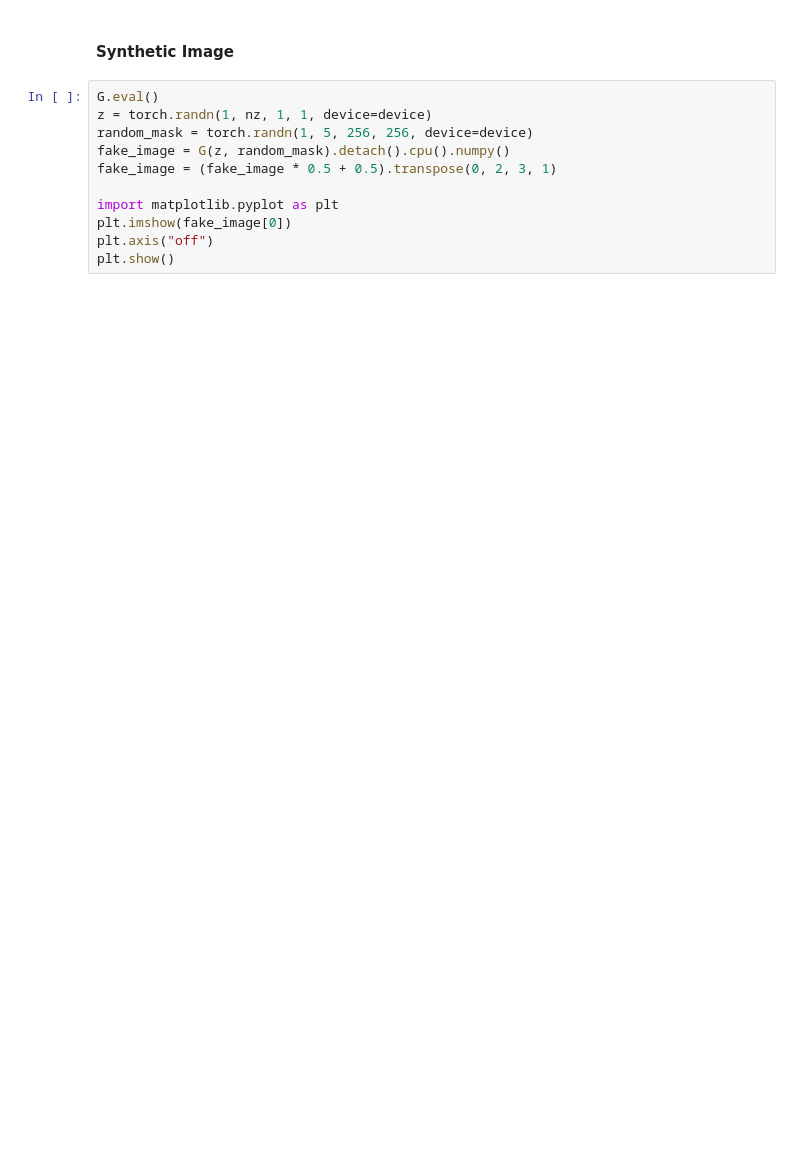
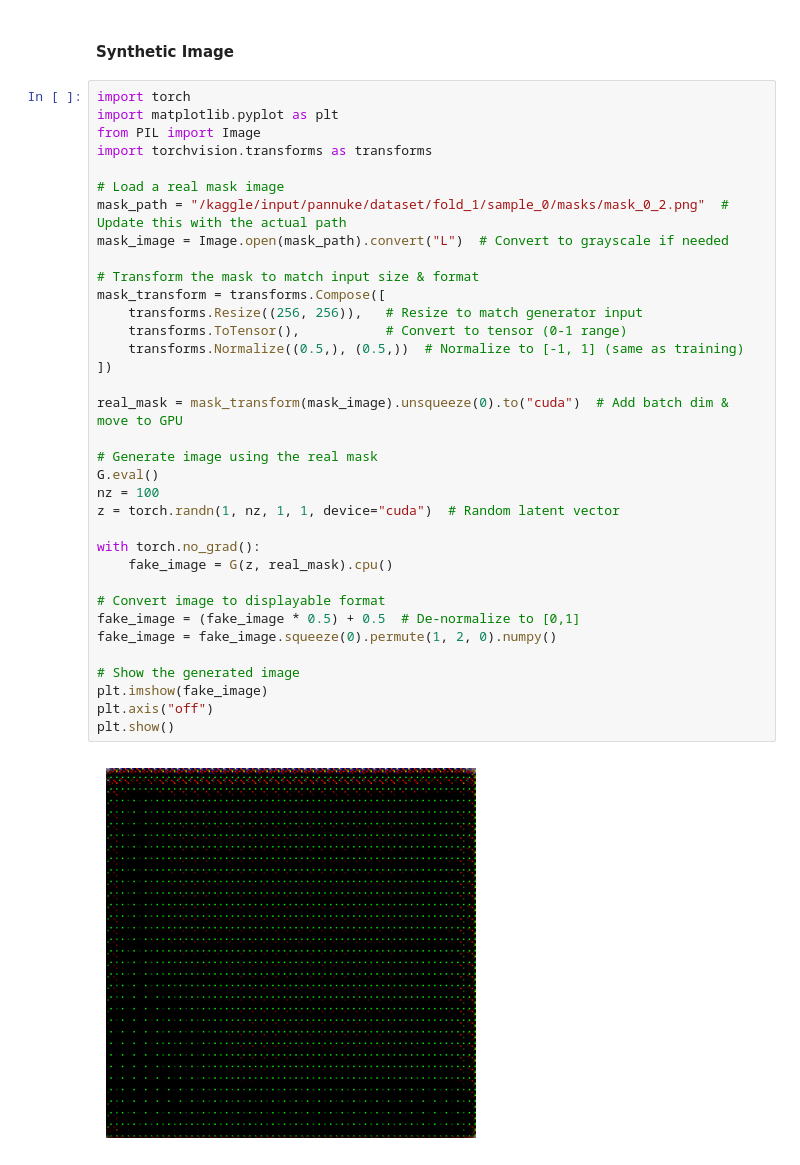
Before and after one commit to ahmedembeddedxx/PANCaKES, a Jupyter notebook: cookbooks/[2] PP-GANs Pipe.ipynb, the cells around one changed output. Cells and saved outputs as stored; diff of their text form; blank space fills up the shorter version.

```diff
--- a/cookbooks/[2] PP-GANs Pipe.ipynb
+++ b/cookbooks/[2] PP-GANs Pipe.ipynb
@@ -394,13 +434,39 @@ for epoch in range(num_epochs):
 # %% [markdown]
 #### **Synthetic Image**
-# %%
-G.eval()
-z = torch.randn(1, nz, 1, 1, device=device)
-random_mask = torch.randn(1, 5, 256, 256, device=device)
-fake_image = G(z, random_mask).detach().cpu().numpy()
-fake_image = (fake_image * 0.5 + 0.5).transpose(0, 2, 3, 1)
-
-import matplotlib.pyplot as plt
-plt.imshow(fake_image[0])
-plt.axis("off")
-plt.show()
+# %%
+import torch
+import matplotlib.pyplot as plt
+from PIL import Image
+import torchvision.transforms as transforms
+
+# Load a real mask image
+mask_path = "/kaggle/input/pannuke/dataset/fold_1/sample_0/masks/mask_0_2.png"  # Update this with the actual path
+mask_image = Image.open(mask_path).convert("L")  # Convert to grayscale if needed
+
+# Transform the mask to match input size & format
+mask_transform = transforms.Compose([
+    transforms.Resize((256, 256)),   # Resize to match generator input
+    transforms.ToTensor(),           # Convert to tensor (0-1 range)
+    transforms.Normalize((0.5,), (0.5,))  # Normalize to [-1, 1] (same as training)
+])
+
+real_mask = mask_transform(mask_image).unsqueeze(0).to("cuda")  # Add batch dim & move to GPU
+
+# Generate image using the real mask
+G.eval()
+nz = 100
+z = torch.randn(1, nz, 1, 1, device="cuda")  # Random latent vector
+
+with torch.no_grad():
+    fake_image = G(z, real_mask).cpu()
+
+# Convert image to displayable format
+fake_image = (fake_image * 0.5) + 0.5  # De-normalize to [0,1]
+fake_image = fake_image.squeeze(0).permute(1, 2, 0).numpy()
+
+# Show the generated image
+plt.imshow(fake_image)
+plt.axis("off")
+plt.show()
+# %% [output]
+[figure, added]
```
Also changed, not shown: parts of 5 cells of this notebook.
